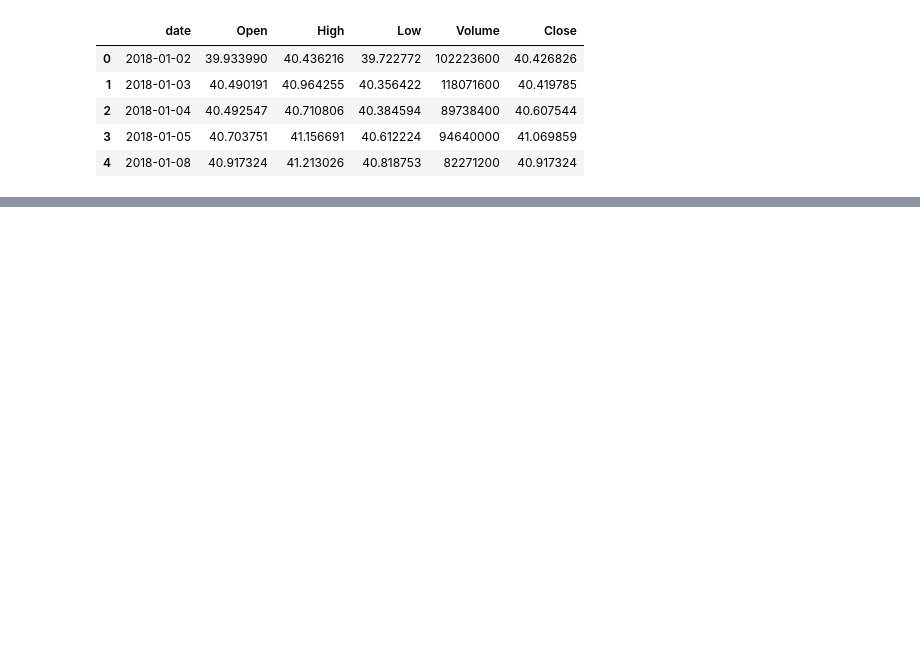
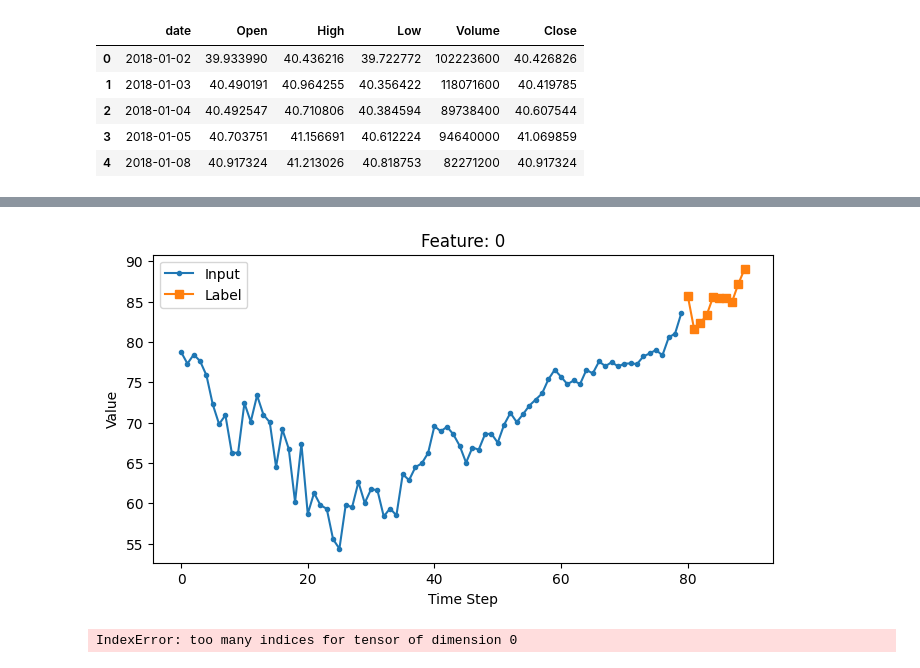
Before and after one commit to LABO-M/DreamingLearning, a Jupyter notebook: code/demo.ipynb, the cells around one changed output, grey strips where cells are left out. Saved outputs shown, nothing was run; the diff lists cells and outputs as text; code cells hidden in the pictures; blank space fills up the shorter version.

```diff
--- a/code/demo.ipynb
+++ b/code/demo.ipynb
@@ -77,0 +392,4 @@ test_loader = test_window.to_dataloader(batch_size=32, shuffle=False)
+# %%
+#もう一回最初から作る
+df = pd.read_csv('../data/100stock_data.csv', index_col=0, parse_dates=True)
+df.head()
@@ -77,0 +405,5 @@ test_loader = test_window.to_dataloader(batch_size=32, shuffle=False)
+# %%
+#dfのインデックスを消す
+#df.drop("date",inplace=True, axis=1)
+df = df.reset_index(drop=True)
+df.head()
@@ -77,0 +418,15 @@ test_loader = test_window.to_dataloader(batch_size=32, shuffle=False)
+# %%
+#df.drop("date",inplace=True, axis=1)
+df = torch.tensor(df.values, dtype=torch.float32)
+train = df[:int(len(df) * 0.8)]
+val = df[int(len(df) * 0.6):int(len(df) * 0.8)]
+test = df[int(len(df) * 0.8):]
+# %%
+w_train = TorchDataWindow(train, input_width=80, label_width=10, shift=1, label_columns=[0], feature_names=['Close'])
+
+train_loader = w_train.to_dataloader(batch_size=32, shuffle=True)
+x_batch, y_batch = next(iter(train_loader))
+
+w_train.plot(batch=(x_batch, y_batch), feature=0, feature_name='')
+# %% [output]
+[figure, added]
@@ -77,0 +440,4 @@ test_loader = test_window.to_dataloader(batch_size=32, shuffle=False)
+# %%
+train_portfolio(model, train_loader=train_loader, val_loader=val_loader, n_assets=50, optimizer=optimizer, epochs=20, temperature=0.5)
+# %% [output]
+IndexError: too many indices for tensor of dimension 0
```
Also changed, not shown: parts of 19 cells of this notebook, 3 other files.
